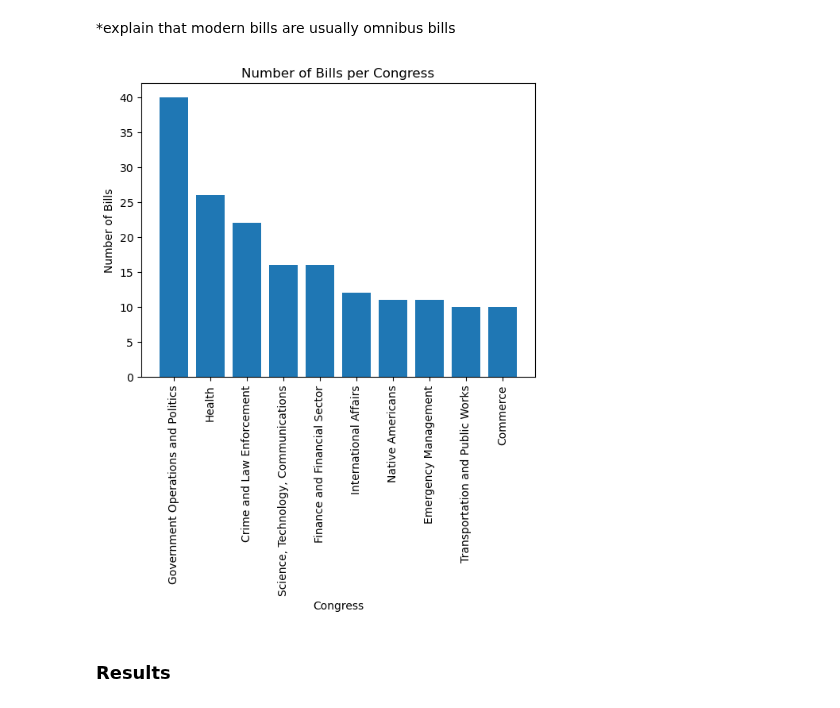
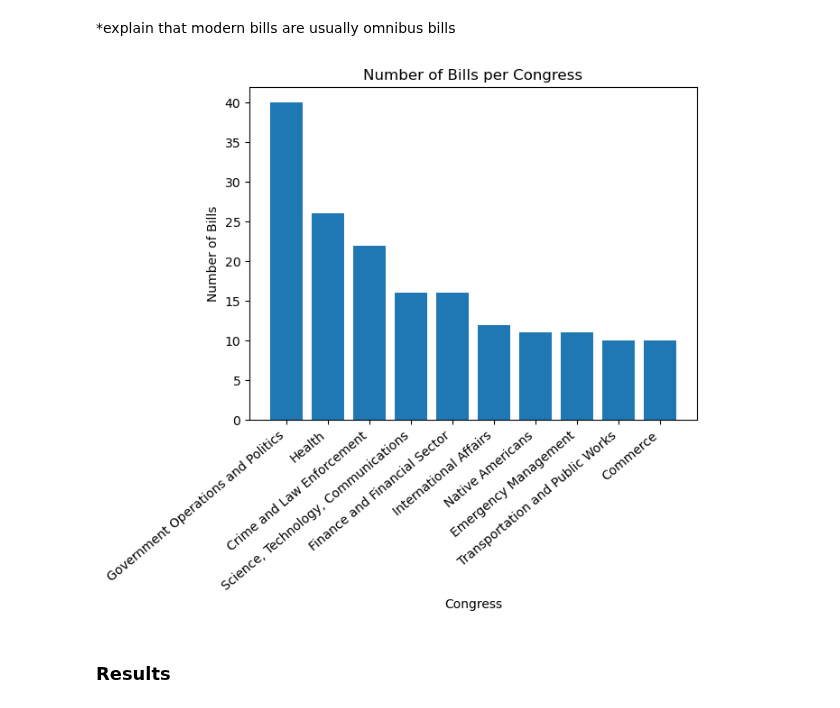
Before and after one commit to mbelanger0/law-subjects, a Jupyter notebook: law_subjects.ipynb, the cells around one changed output. Saved outputs shown, nothing was run; the diff lists cells and outputs as text; code cells hidden in the pictures.

Commit message:
Rotate tick marks on plot

```diff
--- a/law_subjects.ipynb
+++ b/law_subjects.ipynb
@@ -39,17 +39,15 @@ KeyError: 'bills'
 # %%
 # Bills per Congress plot
 bills = pd.read_csv("bills_data.csv")
 bills_per_congress = bills["Policy Areas"].value_counts()
 plt.bar(bills_per_congress.index.tolist()[0:10], bills_per_congress.tolist()[0:10], tick_label = bills_per_congress.index.tolist()[0:10])
 plt.title("Number of Bills per Congress")
 plt.xlabel("Congress")
 plt.ylabel("Number of Bills")
-plt.xticks(rotation=90)
-#plt.locator_params(axis='x', nbins=len(bills_per_congress.index.tolist()))
-#plt.locator_params(axis='y', nbins=max(bills_per_congress.tolist()))
+plt.xticks(rotation=40, ha = "right")
 plt.show()
 # %% [output]
-[figure, old version]
+[figure, new version]
 # %% [markdown]
 ### Results
 # %%
```
